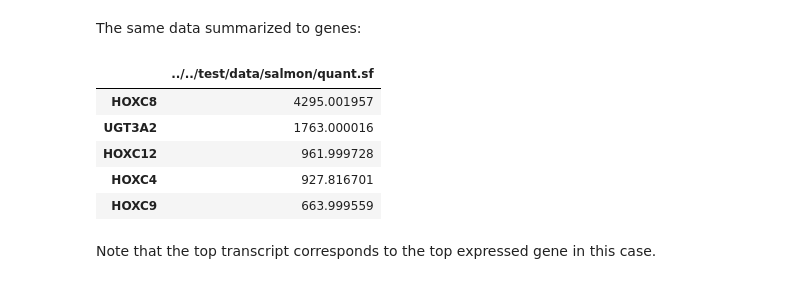
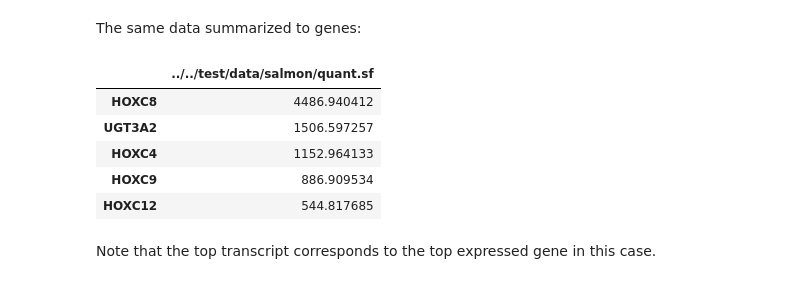
Before and after one commit to complextissue/pytximport, a Jupyter notebook: docs/source/example.ipynb, the cells around one changed output. Cells and saved outputs as stored; diff of their text form; code cells hidden in the pictures.

```diff
--- a/docs/source/example.ipynb
+++ b/docs/source/example.ipynb
@@ -134,23 +136,23 @@ The same data summarized to genes:
 # %%
 txi = tximport(
     ["../../test/data/salmon/quant.sf"],
     "salmon",
     transcript_gene_mapping_human,
-    counts_from_abundance="length_scaled_tpm",
+    counts_from_abundance="scaled_tpm",
     output_type="xarray",
     return_transcript_data=False,
 )
 pd.DataFrame(txi["counts"], index=txi.coords["gene_id"], columns=txi.coords["file_path"]).sort_values(
     by=txi.coords["file_path"].data[0],
     ascending=False,
 ).head(5)
 # %% [output]
 |  | ../../test/data/salmon/quant.sf |
-| HOXC8 | 4295.001957 |
-| UGT3A2 | 1763.000016 |
-| HOXC12 | 961.999728 |
-| HOXC4 | 927.816701 |
-| HOXC9 | 663.999559 |
+| HOXC8 | 4486.940412 |
+| UGT3A2 | 1506.597257 |
+| HOXC4 | 1152.964133 |
+| HOXC9 | 886.909534 |
+| HOXC12 | 544.817685 |
 # %% [markdown]
 Note that the top transcript corresponds to the top expressed gene in this case.
 # %% [markdown]
```
Also changed, not shown: parts of 8 cells of this notebook.
